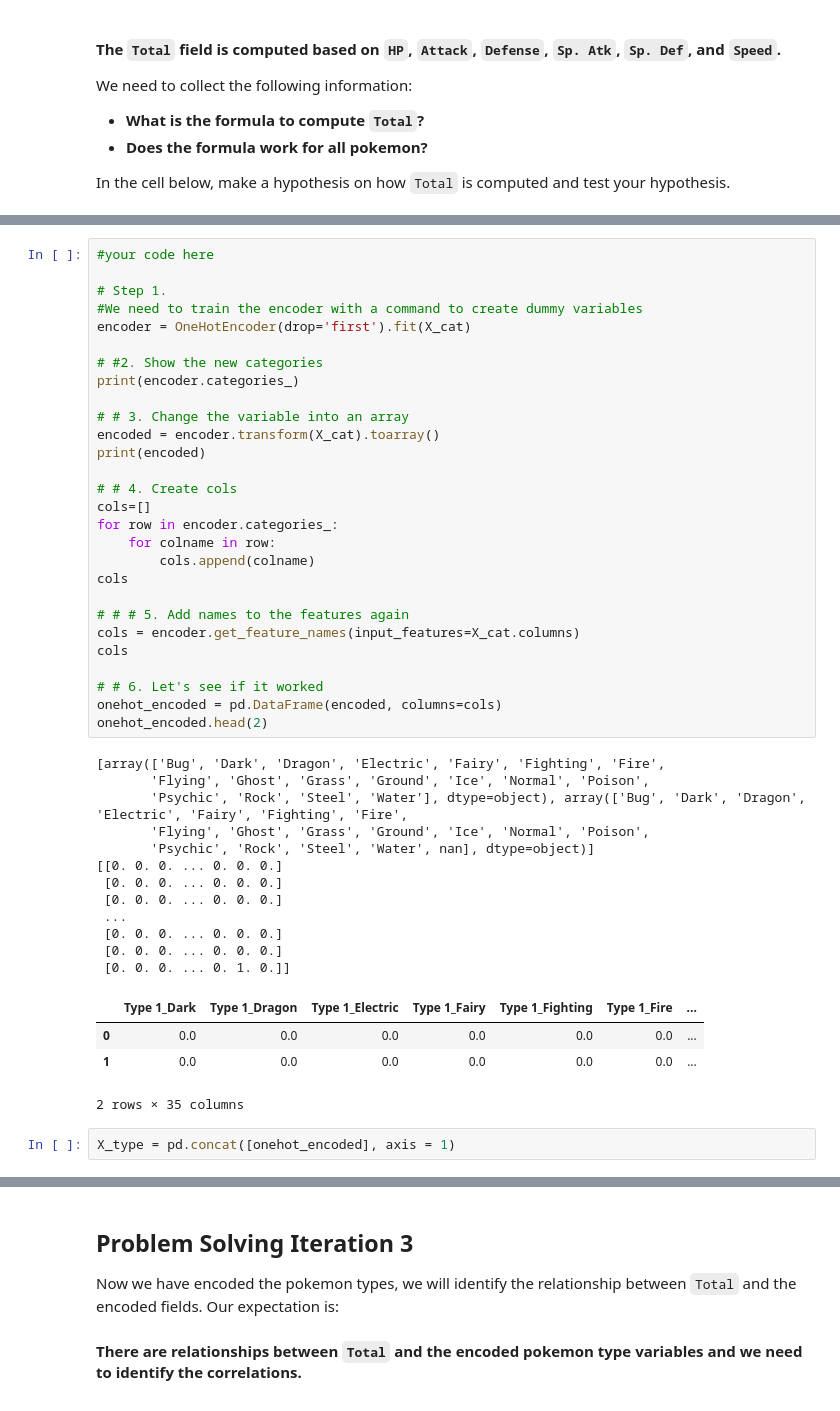
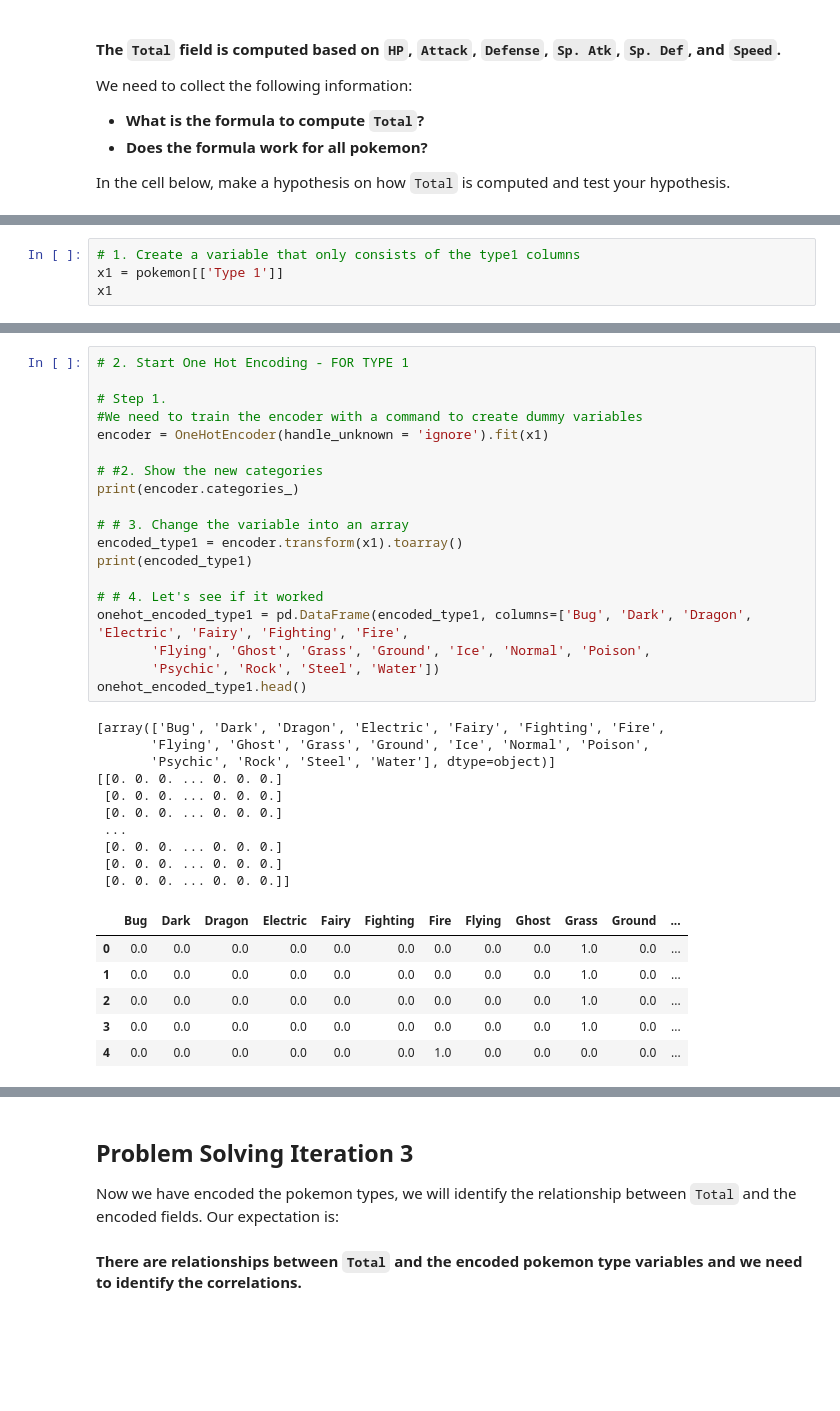
Before and after one commit to heinsakj/lab-dataframe-calculations, a Jupyter notebook: your-code/challenge-2.ipynb, the cells around one changed output, grey strips where cells are left out. Cells and saved outputs as stored; diff of their text form; blank space fills up the shorter version.

```diff
--- a/your-code/challenge-2.ipynb
+++ b/your-code/challenge-2.ipynb
@@ -153,0 +107,4 @@ X.fillna(' ', inplace=True)
+# %%
+# 1. Create a variable that only consists of the type1 columns
+x1 = pokemon[['Type 1']]
+x1
@@ -154,47 +125,36 @@ X.fillna(' ', inplace=True)
 # %%
-#your code here
+# 2. Start One Hot Encoding - FOR TYPE 1
 
 # Step 1.
 #We need to train the encoder with a command to create dummy variables
-encoder = OneHotEncoder(drop='first').fit(X_cat)
+encoder = OneHotEncoder(handle_unknown = 'ignore').fit(x1)
 
 # #2. Show the new categories
 print(encoder.categories_)
 
 # # 3. Change the variable into an array
-encoded = encoder.transform(X_cat).toarray()
-print(encoded)
+encoded_type1 = encoder.transform(x1).toarray()
+print(encoded_type1)
 
-# # 4. Create cols
-cols=[]
-for row in encoder.categories_:
-    for colname in row:
-        cols.append(colname)
-cols
-
-# # # 5. Add names to the features again
-cols = encoder.get_feature_names(input_features=X_cat.columns)
-cols
-
-# # 6. Let's see if it worked
-onehot_encoded = pd.DataFrame(encoded, columns=cols)
-onehot_encoded.head(2)
+# # 4. Let's see if it worked
+onehot_encoded_type1 = pd.DataFrame(encoded_type1, columns=['Bug', 'Dark', 'Dragon', 'Electric', 'Fairy', 'Fighting', 'Fire',
+       'Flying', 'Ghost', 'Grass', 'Ground', 'Ice', 'Normal', 'Poison',
+       'Psychic', 'Rock', 'Steel', 'Water'])
+onehot_encoded_type1.head()
 # %% [output]
 [array(['Bug', 'Dark', 'Dragon', 'Electric', 'Fairy', 'Fighting', 'Fire',
        'Flying', 'Ghost', 'Grass', 'Ground', 'Ice', 'Normal', 'Poison',
-       'Psychic', 'Rock', 'Steel', 'Water'], dtype=object), array(['Bug', 'Dark', 'Dragon', 'Electric', 'Fairy', 'Fighting', 'Fire',
-       'Flying', 'Ghost', 'Grass', 'Ground', 'Ice', 'Normal', 'Poison',
-       'Psychic', 'Rock', 'Steel', 'Water', nan], dtype=object)]
+       'Psychic', 'Rock', 'Steel', 'Water'], dtype=object)]
 [[0. 0. 0. ... 0. 0. 0.]
  [0. 0. 0. ... 0. 0. 0.]
  [0. 0. 0. ... 0. 0. 0.]
  ...
  [0. 0. 0. ... 0. 0. 0.]
  [0. 0. 0. ... 0. 0. 0.]
- [0. 0. 0. ... 0. 1. 0.]]
+ [0. 0. 0. ... 0. 0. 0.]]
-|  | Type 1_Dark | Type 1_Dragon | Type 1_Electric | Type 1_Fairy | Type 1_Fighting | Type 1_Fire | ... |
-| 0 | 0.0 | 0.0 | 0.0 | 0.0 | 0.0 | 0.0 | ... |
-| 1 | 0.0 | 0.0 | 0.0 | 0.0 | 0.0 | 0.0 | ... |
+|  | Bug | Dark | Dragon | Electric | Fairy | Fighting | Fire | Flying | Ghost | Grass | Ground | ... |
+| 0 | 0.0 | 0.0 | 0.0 | 0.0 | 0.0 | 0.0 | 0.0 | 0.0 | 0.0 | 1.0 | 0.0 | ... |
+| 1 | 0.0 | 0.0 | 0.0 | 0.0 | 0.0 | 0.0 | 0.0 | 0.0 | 0.0 | 1.0 | 0.0 | ... |
+| 2 | 0.0 | 0.0 | 0.0 | 0.0 | 0.0 | 0.0 | 0.0 | 0.0 | 0.0 | 1.0 | 0.0 | ... |
+| 3 | 0.0 | 0.0 | 0.0 | 0.0 | 0.0 | 0.0 | 0.0 | 0.0 | 0.0 | 1.0 | 0.0 | ... |
+| 4 | 0.0 | 0.0 | 0.0 | 0.0 | 0.0 | 0.0 | 1.0 | 0.0 | 0.0 | 0.0 | 0.0 | ... |
-2 rows × 35 columns
-# %%
-X_type = pd.concat([onehot_encoded], axis = 1)
```
Also changed, not shown: parts of 15 cells of this notebook, 2 other files.
